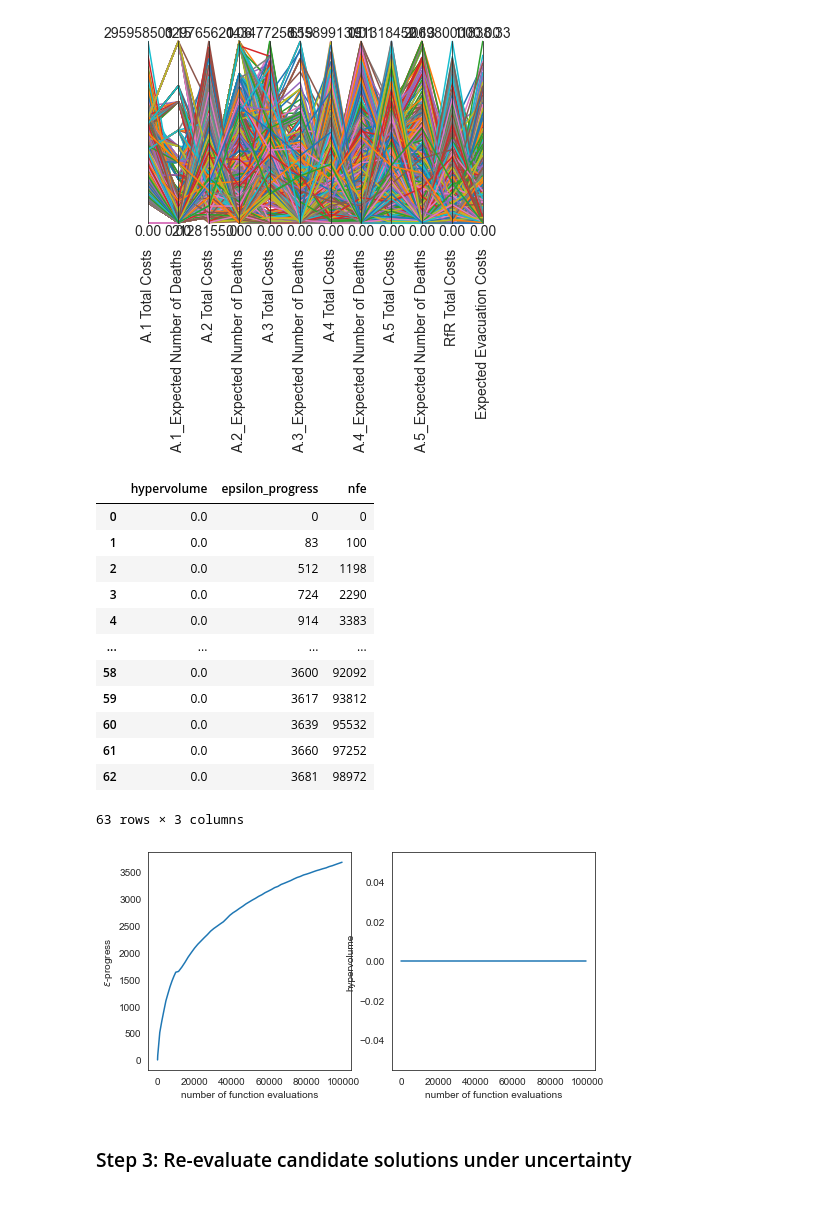
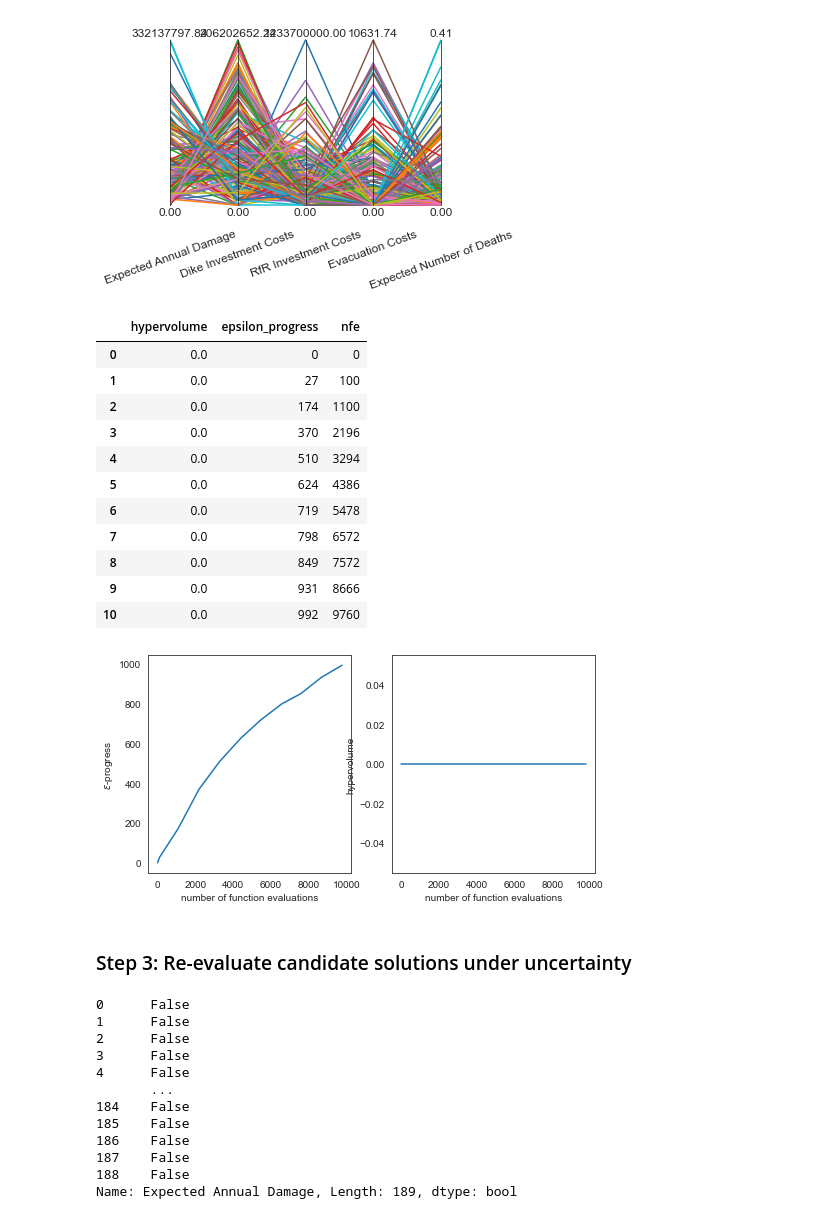
Before and after one commit to EwoutH/modelbased-g13, a Jupyter notebook: Optimization policies.ipynb, the cells around one changed output. Saved outputs shown, nothing was run; the diff lists cells and outputs as text; code cells hidden in the pictures.

```diff
--- a/Optimization policies.ipynb
+++ b/Optimization policies.ipynb
@@ -7,6 +10,6 @@ import numpy as np
 # %%
 # Define the desired problem formulation here
-pf = 3
+pf = 2
 model, _ = get_model_for_problem_formulation(pf)
 # %%
 #We do not understand yet why we need a reference_value, these values are from the std document of dike_model_simulation.py
@@ -104,32 +106,34 @@ outcomes.head()
 # %%
 from ema_workbench.analysis import parcoords
 
 #making a pairplot
 import matplotlib.pyplot as plt
 
 limits = parcoords.get_limits(outcomes)
-axes = parcoords.ParallelAxes(limits)
+limits.loc[0, outcomes.keys()] = 0
+
+axes = parcoords.ParallelAxes(limits, fontsize=12, rot=20)
 axes.plot(outcomes)
+#plt.savefig(f"images/ParallelAxes_pf{pf}.svg")
 plt.show()
 # %% [output]
-[figure, old version]
+[figure, new version]
 # %%
 convergence
 #as seen, the hypervolume stays 0, this indicates an error.
 # %% [output]
 |  | hypervolume | epsilon_progress | nfe |
 | 0 | 0.0 | 0 | 0 |
-| 1 | 0.0 | 83 | 100 |
-| 2 | 0.0 | 512 | 1198 |
-| 3 | 0.0 | 724 | 2290 |
-| 4 | 0.0 | 914 | 3383 |
-| ... | ... | ... | ... |
-| 58 | 0.0 | 3600 | 92092 |
-| 59 | 0.0 | 3617 | 93812 |
-| 60 | 0.0 | 3639 | 95532 |
-| 61 | 0.0 | 3660 | 97252 |
-| 62 | 0.0 | 3681 | 98972 |
+| 1 | 0.0 | 27 | 100 |
+| 2 | 0.0 | 174 | 1100 |
+| 3 | 0.0 | 370 | 2196 |
+| 4 | 0.0 | 510 | 3294 |
+| 5 | 0.0 | 624 | 4386 |
+| 6 | 0.0 | 719 | 5478 |
+| 7 | 0.0 | 798 | 6572 |
+| 8 | 0.0 | 849 | 7572 |
+| 9 | 0.0 | 931 | 8666 |
+| 10 | 0.0 | 992 | 9760 |
-63 rows × 3 columns
 # %%
 fig, (ax1, ax2) = plt.subplots(ncols=2, sharex=True, figsize=(8,4))
 ax1.plot(convergence.nfe, convergence.epsilon_progress)
@@ -141,7 +145,22 @@ ax1.set_xlabel('number of function evaluations')
 ax2.set_xlabel('number of function evaluations')
 plt.show()
 # %% [output]
-[figure, old version]
+[figure, new version]
 # %% [markdown]
 ### Step 3: Re-evaluate candidate solutions under uncertainty
+# %%
+results["Expected Annual Damage"] <= 1000000
+# %% [output]
+0      False
+1      False
+2      False
+3      False
+4      False
+       ...
+184    False
+185    False
+186    False
+187    False
+188    False
+Name: Expected Annual Damage, Length: 189, dtype: bool
 # %%
```
Also changed, not shown: parts of 18 cells of this notebook, 1 other file.
